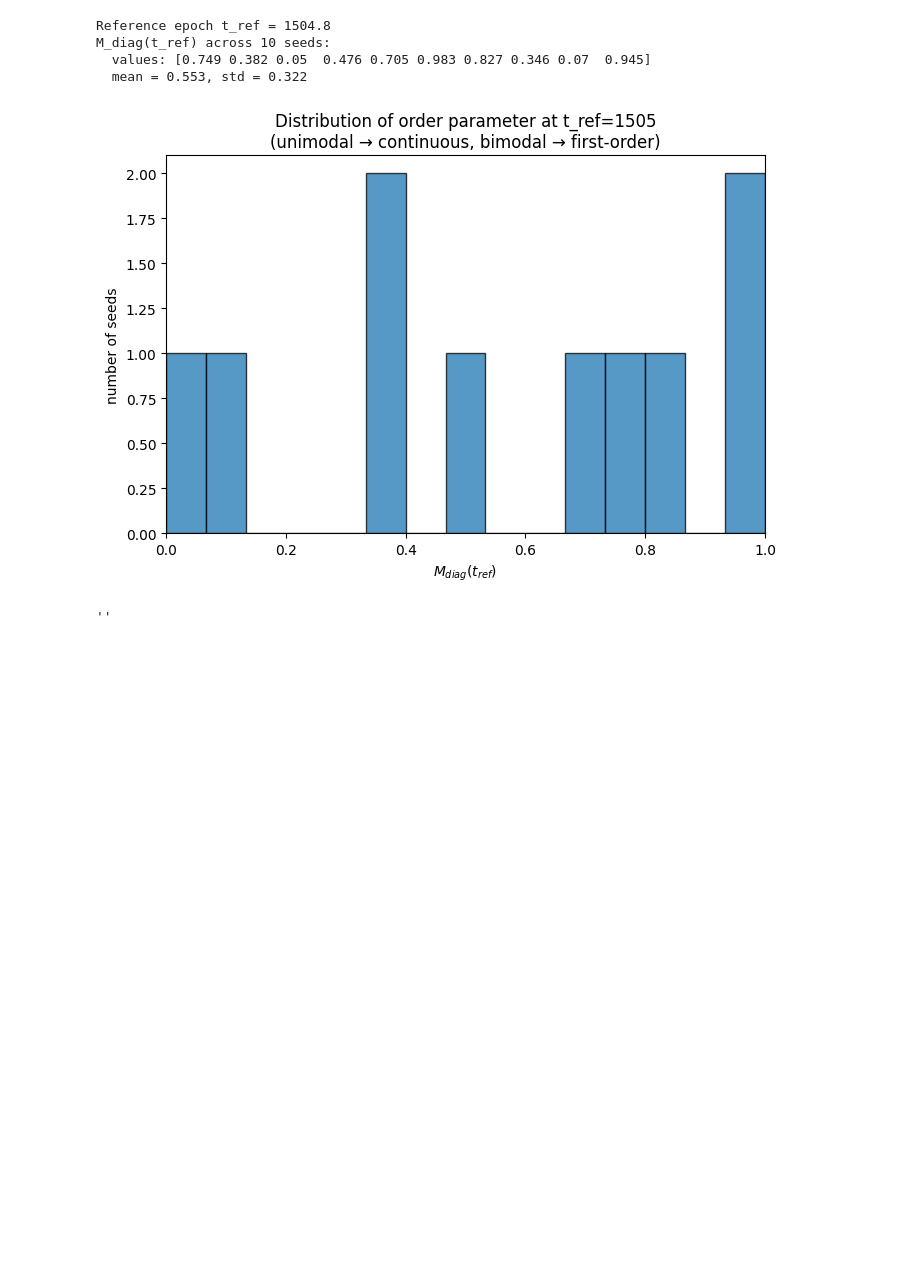
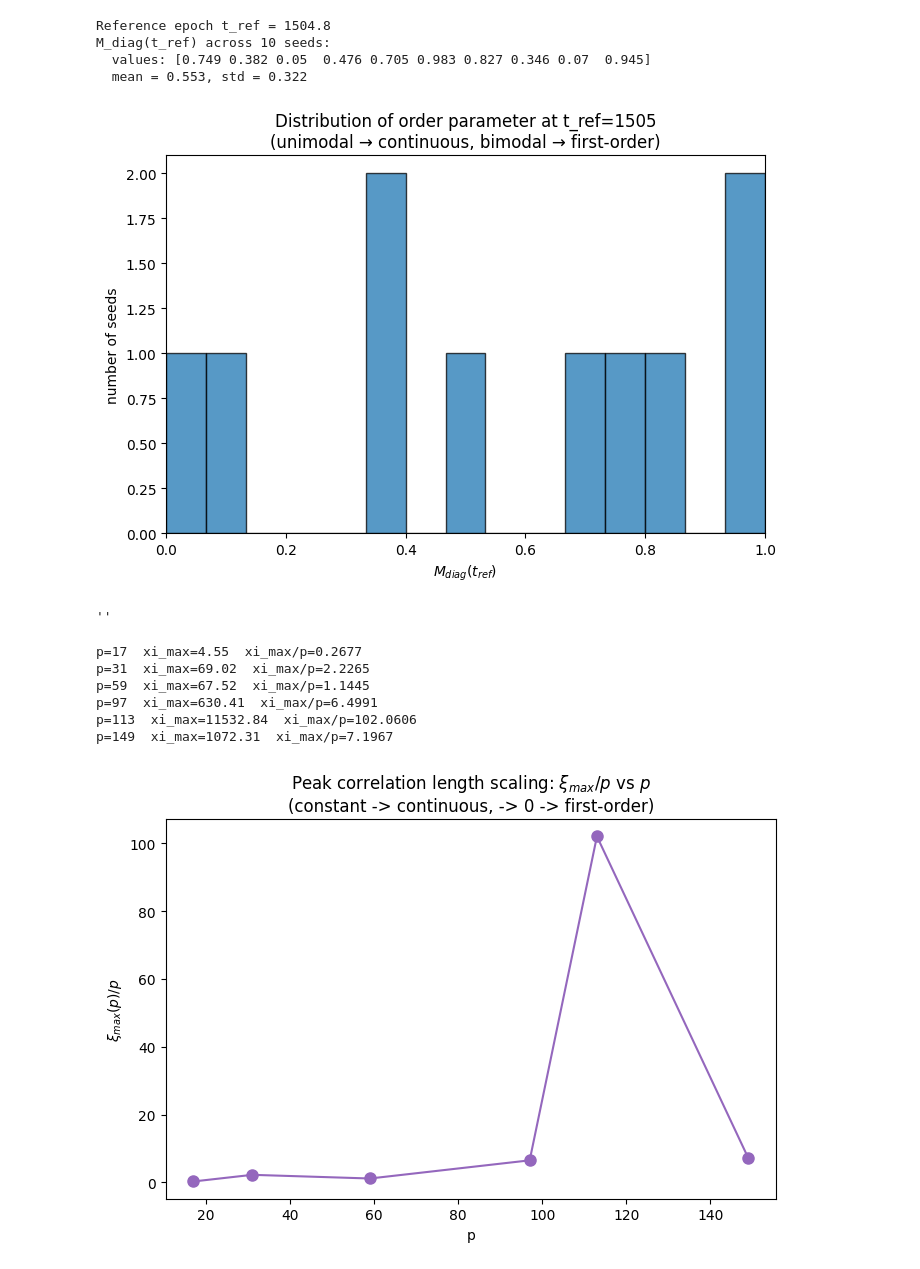
Before and after one commit to Aavash232311/Empirical-Analysis-of-Phase-Transitions-in-Transformer-Models-Using-Mechanistic-Interpretability, a Jupyter notebook: transformer-pt-analysis-main/src/Analysis/sharpness_and_width_transition.ipynb, the cells around one changed output. Saved outputs shown, nothing was run; the diff lists cells and outputs as text; code cells hidden in the pictures; blank space fills up the shorter version.

Commit message:
Added: peack correlation scaling plot

```diff
--- a/transformer-pt-analysis-main/src/Analysis/sharpness_and_width_transition.ipynb
+++ b/transformer-pt-analysis-main/src/Analysis/sharpness_and_width_transition.ipynb
@@ -156,25 +156,29 @@ for obj in path_wd:
         hidden_mlp=cfg.hidden_mlp,
     ).to(device)
 
-    print(path)
     skeletons = torch.load(path, map_location=device)
 
+
     history = skeletons['history']
+
+    xi = [pt['xi'] for pt in history['spectral']]
+    peak = [pt['peak'] for pt in history['spectral']]
 
     #plot_training_curves(history, title=f"d={cfg.d_model} P={p}")
     # plot_spectral_history(history, title=f"Diagonal spectral mass during training seed={random_seed}")
 
     spectal_mass = [{
         "d_mass": props['diag_mass'],
-        "epoch": props['epoch']
+        "epoch": props['epoch'],
     } for props in history['spectral']]
 
     epochs = [pt['epoch'] for pt in spectal_mass]
     d_mass = [pt['d_mass'] for pt in spectal_mass]
 
-
     r = a.fit_one_run(epochs, d_mass)
     r['p'] = int(p)
+    r['xi'] = xi
+    r['peak'] = peak
     all_results_multpile_p.append(r)
 
 
@@ -214,3 +212,33 @@ M_diag(t_ref) across 10 seeds:
   mean = 0.553, std = 0.322
 [figure]
 ''
+# %%
+xi_max_by_p = {res['p']: max(res['xi']) for res in all_results_multpile_p}
+
+
+p_arr = np.array(sorted(xi_max_by_p.keys()), dtype=float)
+xi_max_arr = np.array([xi_max_by_p[p] for p in p_arr], dtype=float)
+ratio = xi_max_arr / p_arr
+
+for p, xm, r in zip(p_arr, xi_max_arr, ratio):
+    print(f"p={p:.0f}  xi_max={xm:.2f}  xi_max/p={r:.4f}")
+
+
+
+plt.figure(figsize=(7,5))
+plt.plot(p_arr, ratio, 'o-', color='tab:purple', markersize=8)
+plt.xlabel('p')
+plt.ylabel(r'$\xi_{max}(p) / p$')
+plt.title(r'Peak correlation length scaling: $\xi_{max}/p$ vs $p$'
+          '\n(constant -> continuous, -> 0 -> first-order)')
+plt.tight_layout()
+plt.savefig("xi_max_over_p_vs_p.png", dpi=150)
+plt.show()
+# %% [output]
+p=17  xi_max=4.55  xi_max/p=0.2677
+p=31  xi_max=69.02  xi_max/p=2.2265
+p=59  xi_max=67.52  xi_max/p=1.1445
+p=97  xi_max=630.41  xi_max/p=6.4991
+p=113  xi_max=11532.84  xi_max/p=102.0606
+p=149  xi_max=1072.31  xi_max/p=7.1967
+[figure, added]
```
Also changed, not shown: parts of 1 cell of this notebook, 2 other files.
